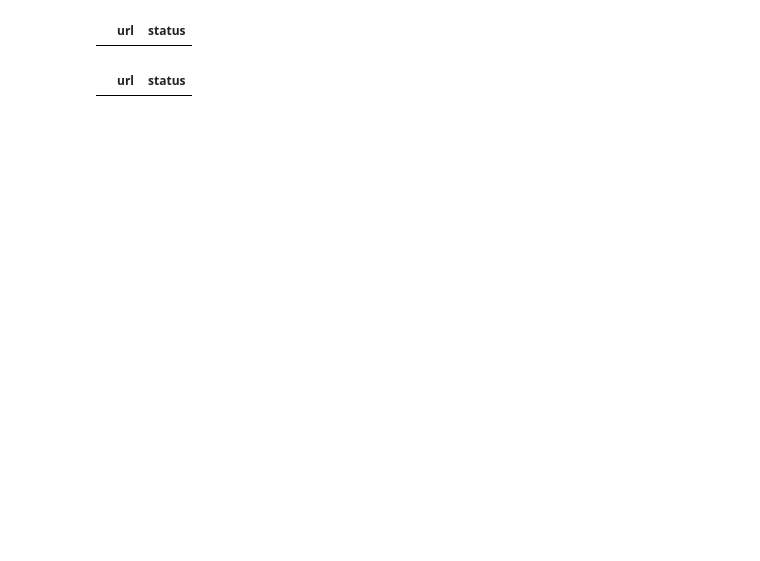
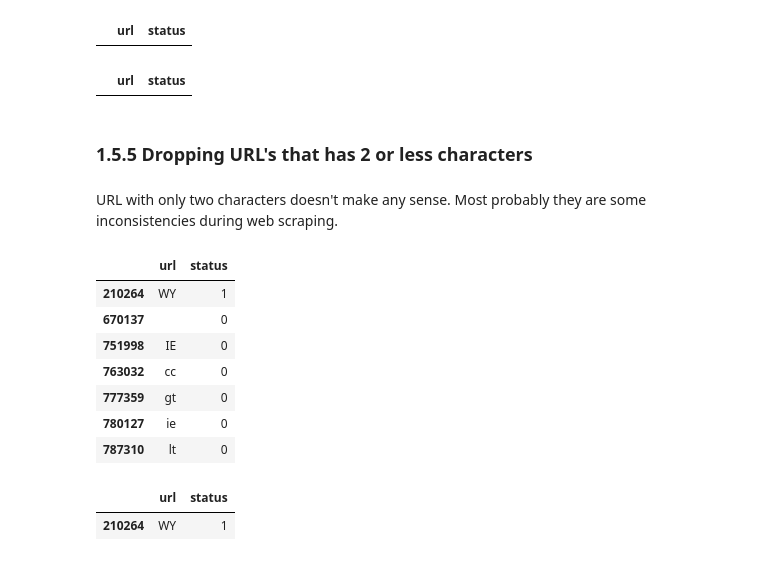
Before and after one commit to bonisadar/SpringboardCapstoneTwo, a Jupyter notebook: notebooks/01_data_wrangling.ipynb, the cells around one changed output. Saved outputs shown, nothing was run; the diff lists cells and outputs as text; code cells hidden in the pictures; blank space fills up the shorter version.

```diff
--- a/notebooks/01_data_wrangling.ipynb
+++ b/notebooks/01_data_wrangling.ipynb
@@ -29,5 +40,3 @@ Name: 670137, dtype: object
-# %%
-df.drop(index=670137, inplace=True)
 # %%
 df.describe()
 # %% [output]
@@ -198,3 +215,23 @@ df[(df['url'].apply(has_space)) & (df.status == 0)]
 df[(df['url'].apply(has_space)) & (df.status == 1)]
 # %% [output]
 |  | url | status |
+# %% [markdown]
+### 1.5.5 Dropping URL's that has 2 or less characters
+# %% [markdown]
+URL with only two characters doesn't make any sense. Most probably they are some inconsistencies during web scraping.
+# %%
+df[df['url'].apply(lambda x: len(x) < 3)]
+# %% [output]
+|  | url | status |
+| 210264 | WY | 1 |
+| 670137 |  | 0 |
+| 751998 | IE | 0 |
+| 763032 | cc | 0 |
+| 777359 | gt | 0 |
+| 780127 | ie | 0 |
+| 787310 | lt | 0 |
+# %%
+df[(df['url'].apply(lambda x: len(x) < 3)) & (df.status == 1)]
+# %% [output]
+|  | url | status |
+| 210264 | WY | 1 |
```
Also changed, not shown: parts of 21 cells of this notebook, 2 other files.
